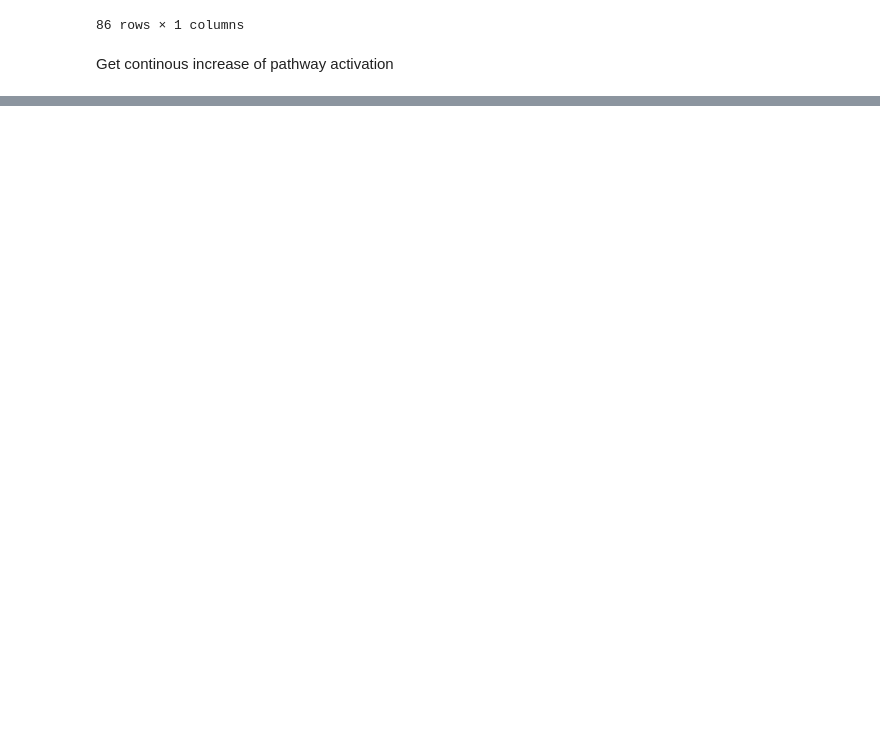
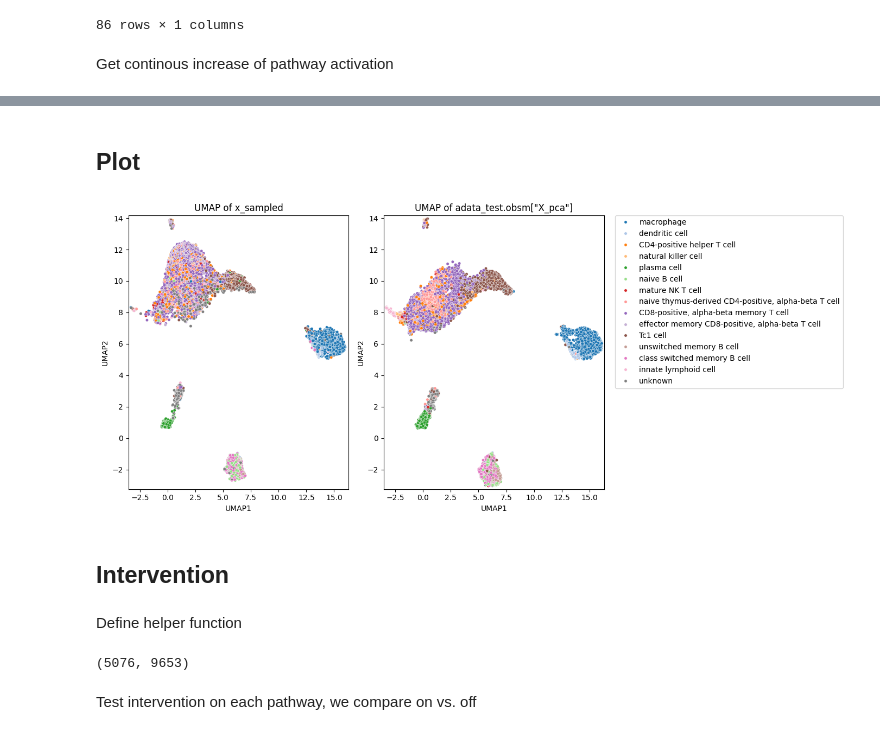
Before and after one commit to almaan/scCBGM, a Jupyter notebook: notebooks/analysis/hbca_immune_continous_state_shift_analysis.ipynb, the cells around one changed output, grey strips where cells are left out. Drawn from its saved outputs; the diff is of its cells as text; code cells hidden in the pictures; blank space fills up the shorter version.

```diff
--- a/notebooks/analysis/hbca_immune_continous_state_shift_analysis.ipynb
+++ b/notebooks/analysis/hbca_immune_continous_state_shift_analysis.ipynb
@@ -431,0 +481,3 @@ fig.tight_layout()
+# %%
+fm_model = clab.models.cb_fm.CB_FM(x_dim=adata_train.obsm['X_pca'].shape[-1], c_dim=adata_train.obsm['concepts_soft'].to_numpy().shape[-1], emb_dim=128, n_layers=4)
+#fm_model = clab.models.cb_fm.CB_FM(x_dim=adata_train.X.shape[-1], c_dim=adata_train.obsm['concepts_soft'].to_numpy().shape[-1], emb_dim=128, n_layers=4)
@@ -431,0 +538,2 @@ fig.tight_layout()
+# %% [markdown]
+## Plot
@@ -431,0 +556,61 @@ fig.tight_layout()
+# %%
+# Concatenate x_sampled and adata_test.obsm['X_pca']
+X_concat = np.concatenate([x_sampled, adata.obsm['X_pca']], axis=0)
+
+# Fit UMAP on concatenated data
+umap_embed = umap.UMAP(n_neighbors=15, min_dist=0.1, random_state=42).fit_transform(X_concat)
+
+n = x_sampled.shape[0]
+umap_sampled = umap_embed[:n]
+umap_pca = umap_embed[n:]
+
+cell_types = adata.obs['cell_type'].values
+# %%
+# --- Plotting with Seaborn (without DataFrames) ---
+
+xmin = umap_embed[:, 0].min() - 0.2
+xmax = umap_embed[:, 0].max() + 0.2
+ymin = umap_embed[:, 1].min() - 0.2
+ymax = umap_embed[:, 1].max() + 0.2
+
+fig, axes = plt.subplots(1, 2, figsize=(14, 6))
+
+# Plot 1: UMAP of x_sampled
+sns.scatterplot(
+    x=umap_sampled[:, 0],  # Pass UMAP1 coordinates directly
+    y=umap_sampled[:, 1],  # Pass UMAP2 coordinates directly
+    hue=cell_types,        # Pass the cell type array for color
+    palette='tab20',
+    s=15,
+    ax=axes[0],
+    legend=False           # Hide legend to avoid duplication
+)
+axes[0].set_xlim(xmin, xmax)
+axes[0].set_ylim(ymin, ymax)
+axes[0].set_title('UMAP of x_sampled')
+axes[0].set_xlabel('UMAP1')
+axes[0].set_ylabel('UMAP2')
+
+# Plot 2: UMAP of adata_test PCA
+sns.scatterplot(
+    x=umap_pca[:, 0],
+    y=umap_pca[:, 1],
+    hue=cell_types,
+    palette='tab20',
+    s=15,
+    ax=axes[1]
+)
+axes[1].set_xlim(xmin, xmax)
+axes[1].set_ylim(ymin, ymax)
+axes[1].set_title('UMAP of adata_test.obsm["X_pca"]')
+axes[1].set_xlabel('UMAP1')
+axes[1].set_ylabel('UMAP2')
+
+# Adjust the legend and layout
+axes[1].legend(bbox_to_anchor=(1.05, 1), loc='upper left', borderaxespad=0.)
+plt.tight_layout()
+plt.show()
+# %% [output]
+[figure, added]
+# %% [markdown]
+## Intervention
@@ -431,0 +619,2 @@ fig.tight_layout()
+# %% [markdown]
+Define helper function
@@ -431,0 +648,6 @@ fig.tight_layout()
+# %%
+x_inter_preds_on.shape
+# %% [output]
+(5076, 9653)
+# %% [markdown]
+Test intervention on each pathway, we compare on vs. off
```
Also changed, not shown: parts of 26 cells of this notebook, 5 other files.
